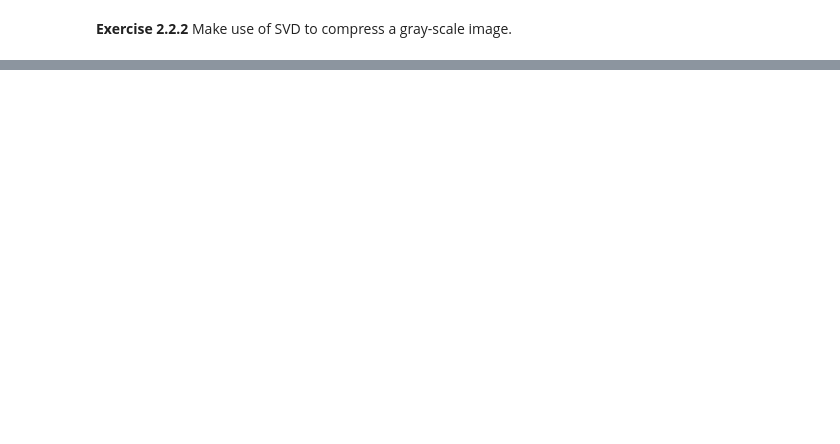
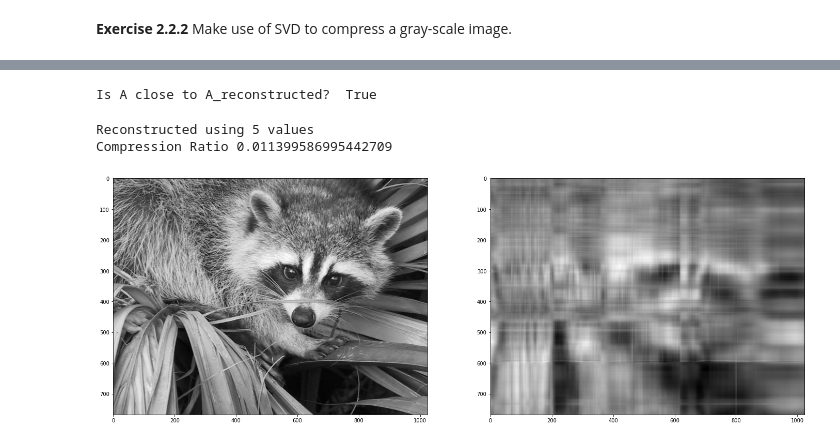
Before and after one commit to kevinlu2/COMP5318-Machine-Learning-and-Data-Mining, a Jupyter notebook: Labs/lab2.ipynb, the cells around one changed output, grey strips where cells are left out. Drawn from its saved outputs; the diff is of its cells as text; code cells hidden in the pictures; blank space fills up the shorter version.

```diff
--- a/Labs/lab2.ipynb
+++ b/Labs/lab2.ipynb
@@ -248,0 +485,26 @@ A = misc.face(gray=True)
+# %%
+#TODO
+U, s, Vt = np.linalg.svd(A, full_matrices=False)
+S = np.diag(s)
+#print(S)
+#print( 'U = {} \n\n s = {} \n\n Vt = {} \n'.format(np.round(U, 2), np.round(s, 2), np.round(Vt, 2)) )
+A_reconstructed = U.dot(S.dot(Vt))
+print( 'Is A close to A_reconstructed? ', np.allclose(A, A_reconstructed) )
+# %% [output]
+Is A close to A_reconstructed?  True
+# %%
+#Compressed image using top 5 significant figures
+k = 5
+A_reconstructed = U[:,:k].dot(S[:k,:k]).dot(Vt[:k,:])
+fig = pl.figure(figsize=(24,12))
+ax1 = fig.add_subplot(1,2,1)
+ax1.imshow(A, cmap=pl.cm.gray)
+ax2 = fig.add_subplot(1,2,2)
+ax2.imshow(A_reconstructed, cmap=pl.cm.gray)
+ratio = k * (A.shape[0] + A.shape[1] + 1) / (A.shape[0] * A.shape[1])
+print('Reconstructed using', k, 'values')
+print('Compression Ratio', ratio)
+# %% [output]
+Reconstructed using 5 values
+Compression Ratio 0.011399586995442709
+[figure, added]
```
Also changed, not shown: parts of 33 cells of this notebook, 4 other files.
